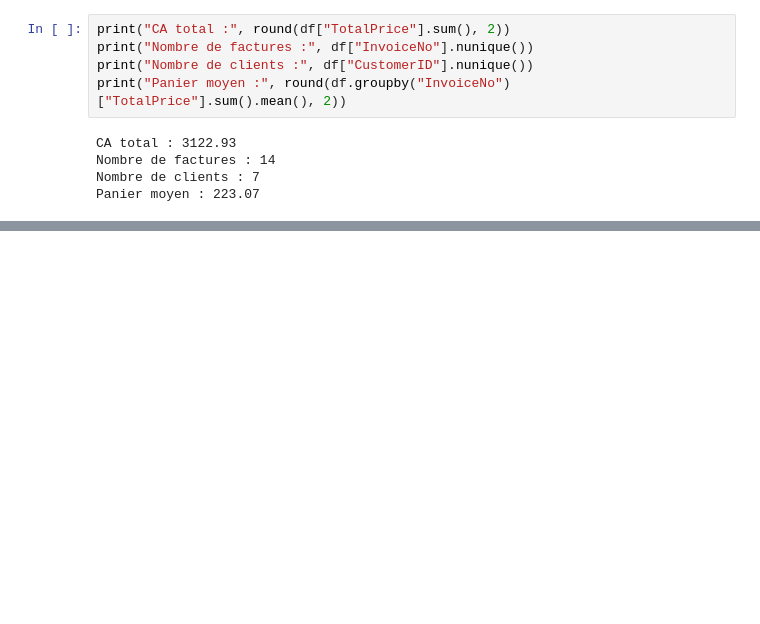
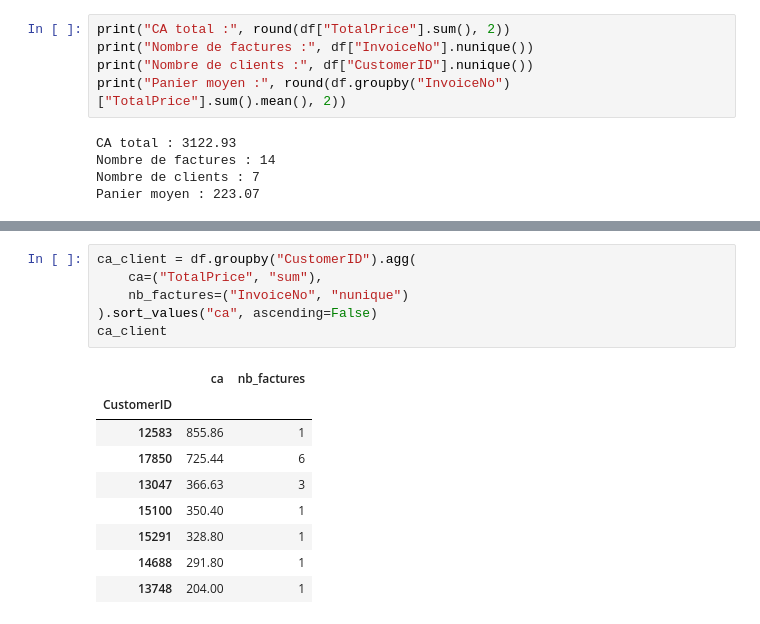
Before and after one commit to mrouillat/ecommerce-data-analysis, a Jupyter notebook: notebook/01_exploration.ipynb, the cells around one changed output, grey strips where cells are left out. Saved outputs shown, nothing was run; the diff lists cells and outputs as text; blank space fills up the shorter version.

```diff
--- a/notebook/01_exploration.ipynb
+++ b/notebook/01_exploration.ipynb
@@ -104,0 +113,16 @@ Panier moyen : 223.07
+# %%
+ca_client = df.groupby("CustomerID").agg(
+    ca=("TotalPrice", "sum"),
+    nb_factures=("InvoiceNo", "nunique")
+).sort_values("ca", ascending=False)
+ca_client
+# %% [output]
+|  | ca | nb_factures |
+| CustomerID |  |  |
+| 12583 | 855.86 | 1 |
+| 17850 | 725.44 | 6 |
+| 13047 | 366.63 | 3 |
+| 15100 | 350.40 | 1 |
+| 15291 | 328.80 | 1 |
+| 14688 | 291.80 | 1 |
+| 13748 | 204.00 | 1 |
```
Also changed, not shown: parts of 3 cells of this notebook, 1 other file.
